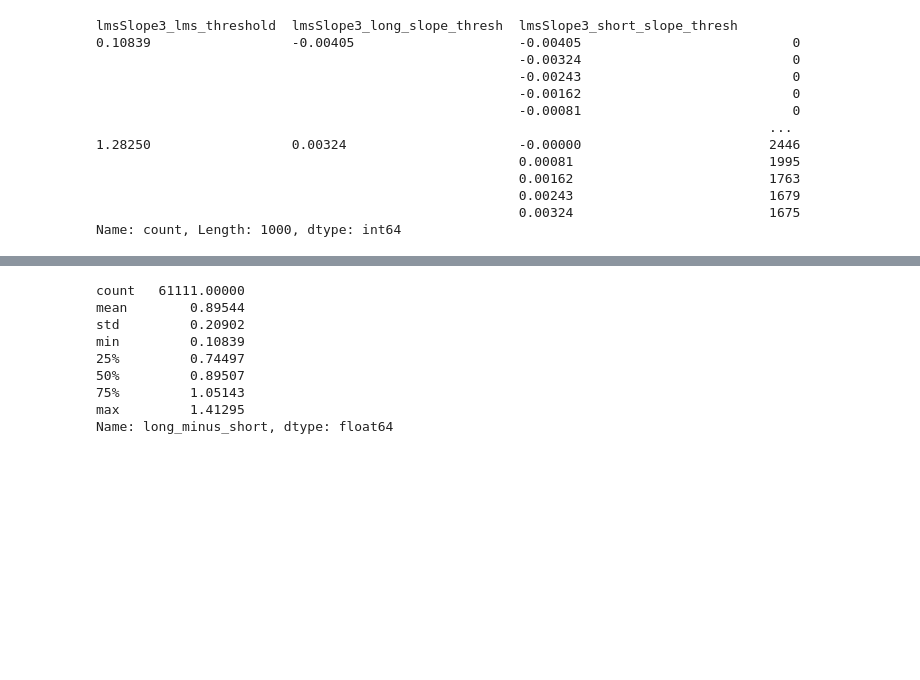
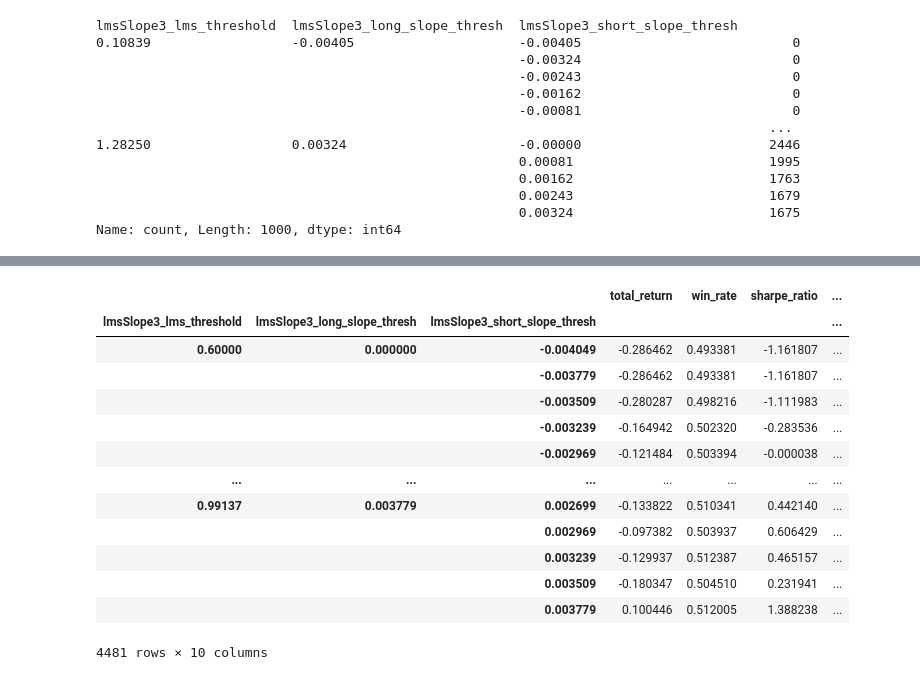
Before and after one commit to eervin123/sigma, a Jupyter notebook: lstm_backtest/lstm_analysis_minimal_eric.ipynb, the cells around one changed output, grey strips where cells are left out. Drawn from its saved outputs; the diff is of its cells as text; code cells hidden in the pictures; blank space fills up the shorter version.

```diff
--- a/lstm_backtest/lstm_analysis_minimal_eric.ipynb
+++ b/lstm_backtest/lstm_analysis_minimal_eric.ipynb
@@ -132,17 +96,17 @@ lms_slope_type_3_indicator = vbt.IndicatorFactory(
 # %% [markdown]
 You created the strategy up above but you haven't run it yet. In this next cell we run it with a lot of different combinations. This basically builds a big matrix of all the different strategy combinations with each having a different `lms_threshold` and `long_slope_thresh` and `short_slope_thresh`. We will use these to simulate a portfolio after this.
 # %%
+num_increments         = 30
 
-
-lms_min                 = df.long_minus_short.min()
-lms_max                 = df.long_minus_short.max()
-long_slope_min          = df.long_slope.min()
+lms_min                 = 0.6 #df.long_minus_short.min()
+lms_max                 = 1 #df.long_minus_short.max()
+long_slope_min          = 0 #df.long_slope.min()
 long_slope_max          = df.long_slope.max()
 short_slope_min         = df.short_slope.min()
 short_slope_max         = df.short_slope.max()
-lms_increment           = abs((df.long_minus_short.max()-df.long_minus_short.min())/10)
-long_slope_increment    = abs((df.long_slope.max()-df.long_slope.min())/10)
-short_slope_increment   = abs((df.short_slope.max()-df.short_slope.min())/10)
+lms_increment           = abs((df.long_minus_short.max()-df.long_minus_short.min())/num_increments)
+long_slope_increment    = abs((df.long_slope.max()-df.long_slope.min())/num_increments)
+short_slope_increment   = abs((df.short_slope.max()-df.short_slope.min())/num_increments)
 # %%
 lms_strategy = lms_slope_type_3_indicator.run(
     long_minus_short    =df['long_minus_short'],
@@ -336,12 +207,0 @@ Name: actual_slope, dtype: float64
-# %%
-df['long_minus_short'].describe()
-# %% [output]
-count   61111.00000
-mean        0.89544
-std         0.20902
-min         0.10839
-25%         0.74497
-50%         0.89507
-75%         1.05143
-max         1.41295
-Name: long_minus_short, dtype: float64
@@ -351,0 +208,44 @@ Name: long_minus_short, dtype: float64
+# %%
+metrics = [
+    filtered_pf.total_return,
+    filtered_pf.trades.win_rate,
+    filtered_pf.sharpe_ratio,
+    filtered_pf.sortino_ratio,
+    filtered_pf.max_drawdown,
+    filtered_pf.trades.profit_factor,
+    filtered_pf.trades.direction_long.count(),
+    filtered_pf.trades.direction_short.count(),
+    filtered_pf.trades.direction_long.pnl.sum(),
+    filtered_pf.trades.direction_short.pnl.sum()
+]
+
+keys = [
+    'total_return',
+    'win_rate',
+    'sharpe_ratio',
+    'sortino_ratio',
+    'max_drawdown',
+    'profit_factor',
+    'long_count',
+    'short_count',
+    'long_pnl_sum',
+    'short_pnl_sum'
+]
+
+combined_stats = pd.concat(metrics, axis=1, keys=keys)
+combined_stats
+# %% [output]
+|  |  |  | total_return | win_rate | sharpe_ratio | ... |
+| lmsSlope3_lms_threshold | lmsSlope3_long_slope_thresh | lmsSlope3_short_slope_thresh |  |  |  | ... |
+| 0.60000 | 0.000000 | -0.004049 | -0.286462 | 0.493381 | -1.161807 | ... |
+|  |  | -0.003779 | -0.286462 | 0.493381 | -1.161807 | ... |
+|  |  | -0.003509 | -0.280287 | 0.498216 | -1.111983 | ... |
+|  |  | -0.003239 | -0.164942 | 0.502320 | -0.283536 | ... |
+|  |  | -0.002969 | -0.121484 | 0.503394 | -0.000038 | ... |
+| ... | ... | ... | ... | ... | ... | ... |
+| 0.99137 | 0.003779 | 0.002699 | -0.133822 | 0.510341 | 0.442140 | ... |
+|  |  | 0.002969 | -0.097382 | 0.503937 | 0.606429 | ... |
+|  |  | 0.003239 | -0.129937 | 0.512387 | 0.465157 | ... |
+|  |  | 0.003509 | -0.180347 | 0.504510 | 0.231941 | ... |
+|  |  | 0.003779 | 0.100446 | 0.512005 | 1.388238 | ... |
+4481 rows × 10 columns
```
Also changed, not shown: parts of 44 cells of this notebook.
